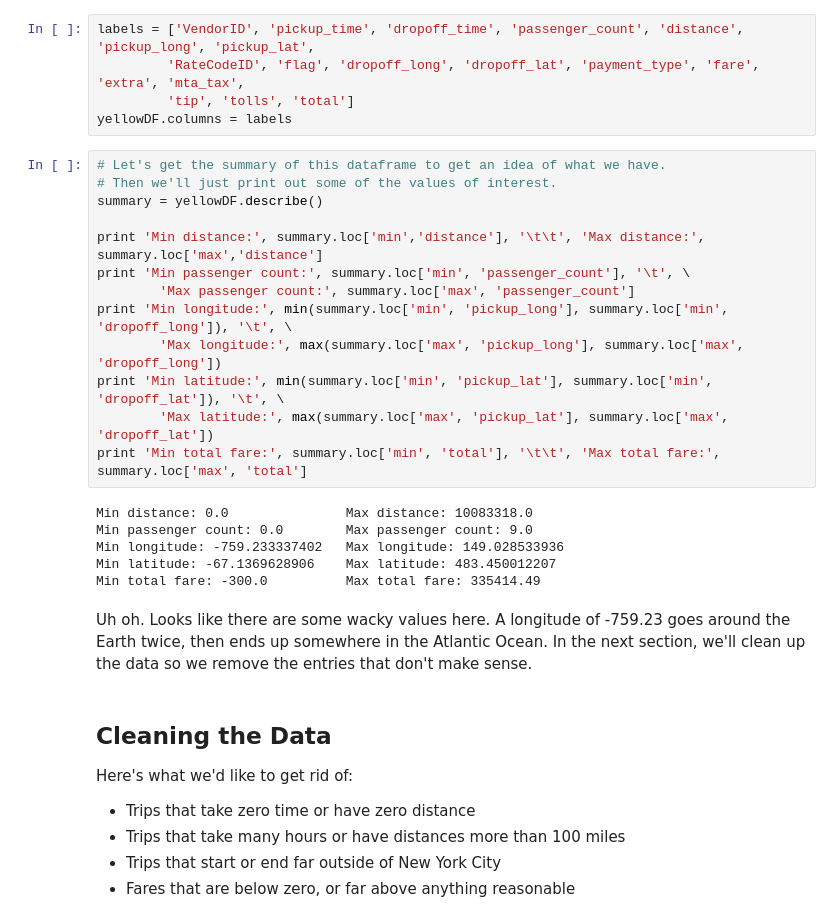
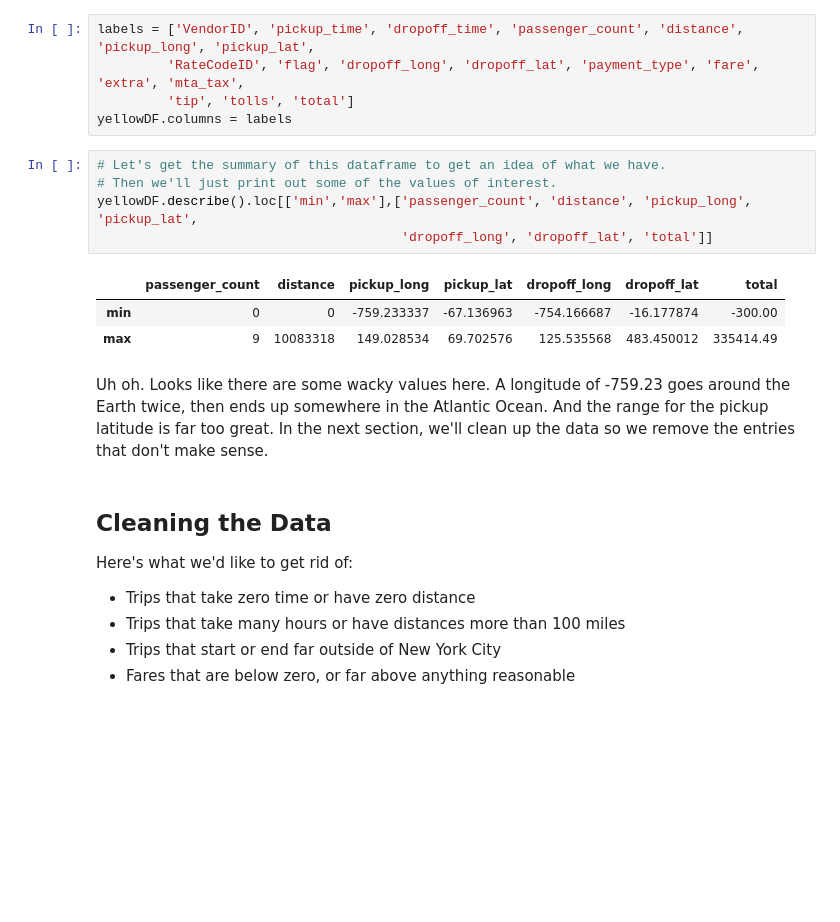
Before and after one commit to bradmager/NYC_TaxiData, a Jupyter notebook: NYC_TaxiData.ipynb, the cells around one changed output. Saved outputs shown, nothing was run; the diff lists cells and outputs as text; blank space fills up the shorter version.

```diff
--- a/NYC_TaxiData.ipynb
+++ b/NYC_TaxiData.ipynb
@@ -29,24 +29,14 @@ yellowDF.columns = labels
 # %%
 # Let's get the summary of this dataframe to get an idea of what we have.
 # Then we'll just print out some of the values of interest.
-summary = yellowDF.describe()
-
-print 'Min distance:', summary.loc['min','distance'], '\t\t', 'Max distance:', summary.loc['max','distance']
-print 'Min passenger count:', summary.loc['min', 'passenger_count'], '\t', \
-        'Max passenger count:', summary.loc['max', 'passenger_count']
-print 'Min longitude:', min(summary.loc['min', 'pickup_long'], summary.loc['min', 'dropoff_long']), '\t', \
-        'Max longitude:', max(summary.loc['max', 'pickup_long'], summary.loc['max', 'dropoff_long'])
-print 'Min latitude:', min(summary.loc['min', 'pickup_lat'], summary.loc['min', 'dropoff_lat']), '\t', \
-        'Max latitude:', max(summary.loc['max', 'pickup_lat'], summary.loc['max', 'dropoff_lat'])
-print 'Min total fare:', summary.loc['min', 'total'], '\t\t', 'Max total fare:', summary.loc['max', 'total']
+yellowDF.describe().loc[['min','max'],['passenger_count', 'distance', 'pickup_long', 'pickup_lat',
+                                       'dropoff_long', 'dropoff_lat', 'total']]
 # %% [output]
-Min distance: 0.0               Max distance: 10083318.0
-Min passenger count: 0.0        Max passenger count: 9.0
-Min longitude: -759.233337402   Max longitude: 149.028533936
-Min latitude: -67.1369628906    Max latitude: 483.450012207
-Min total fare: -300.0          Max total fare: 335414.49
+|  | passenger_count | distance | pickup_long | pickup_lat | dropoff_long | dropoff_lat | total |
+| min | 0 | 0 | -759.233337 | -67.136963 | -754.166687 | -16.177874 | -300.00 |
+| max | 9 | 10083318 | 149.028534 | 69.702576 | 125.535568 | 483.450012 | 335414.49 |
 # %% [markdown]
-Uh oh. Looks like there are some wacky values here. A longitude of -759.23 goes around the Earth twice, then ends up somewhere in the Atlantic Ocean. In the next section, we'll clean up the data so we remove the entries that don't make sense.
+Uh oh. Looks like there are some wacky values here. A longitude of -759.23 goes around the Earth twice, then ends up somewhere in the Atlantic Ocean. And the range for the pickup latitude is far too great. In the next section, we'll clean up the data so we remove the entries that don't make sense.
 # %% [markdown]
 ## Cleaning the Data
 
```
Also changed, not shown: parts of 32 cells of this notebook.
